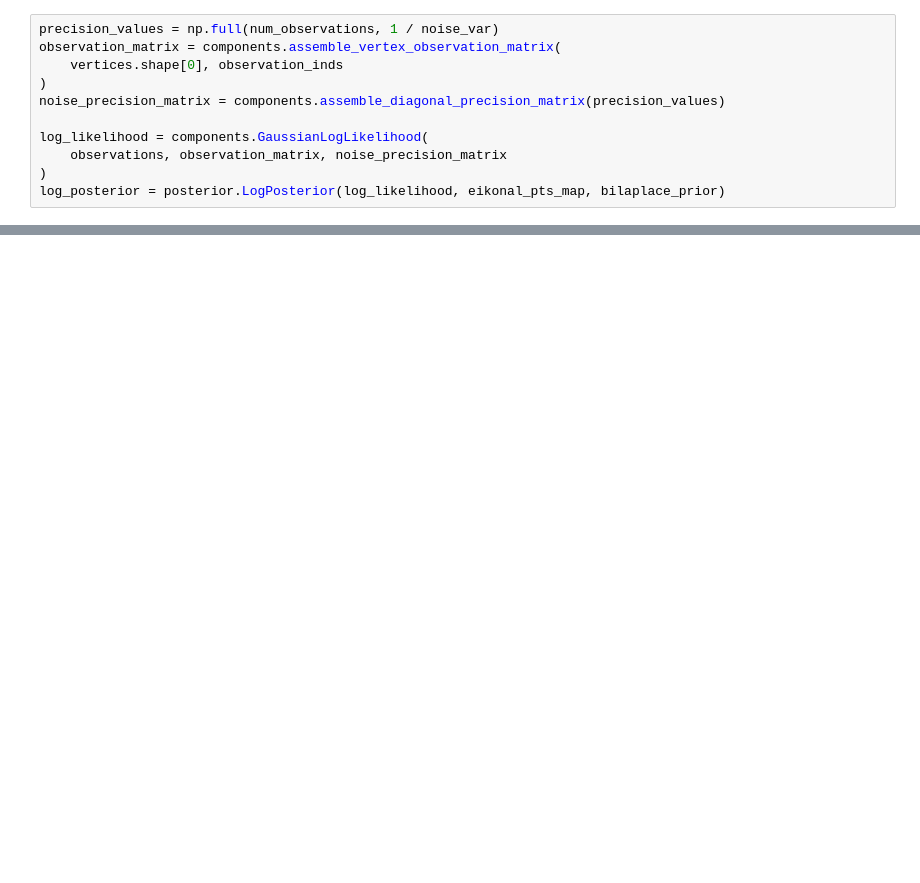
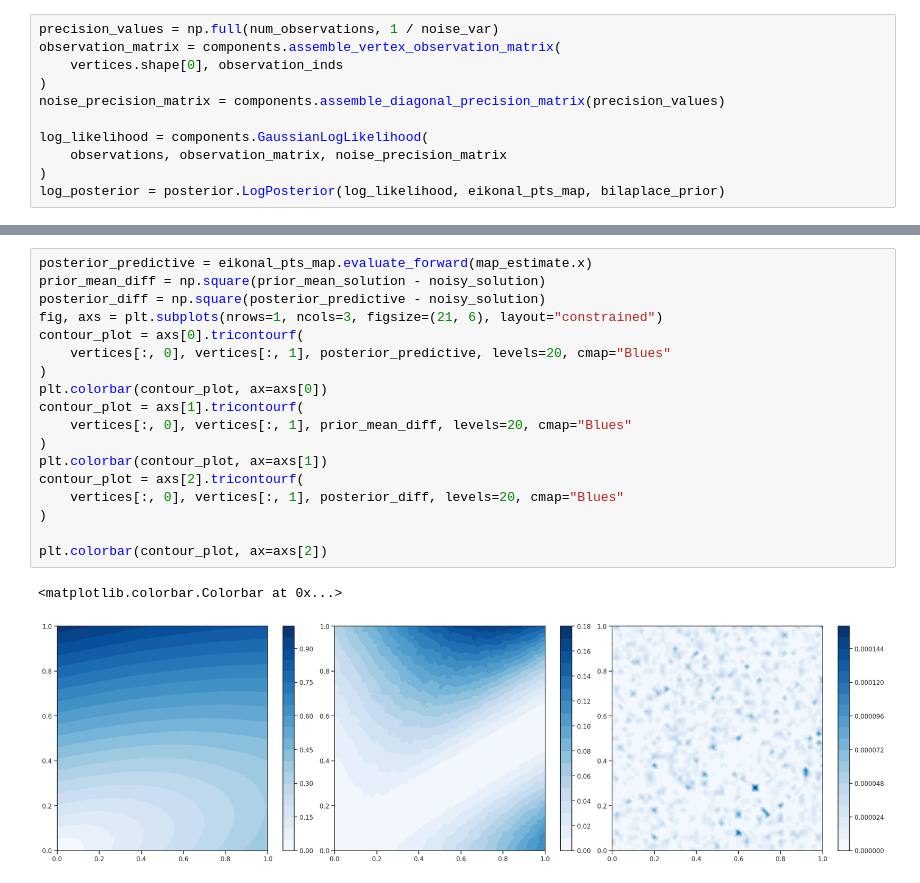
Before and after one commit to maximilian-kruse/Cardiac-Electrophysiology, a Jupyter notebook: notebooks/component_tests/inverse_uq_test.ipynb, the cells around one changed output, grey strips where cells are left out. Drawn from its saved outputs; the diff is of its cells as text; blank space fills up the shorter version.

```diff
--- a/notebooks/component_tests/inverse_uq_test.ipynb
+++ b/notebooks/component_tests/inverse_uq_test.ipynb
@@ -138,0 +224,21 @@ gradient = log_posterior.evaluate_gradient(ground_truth_parameter_vector)
+# %%
+posterior_predictive = eikonal_pts_map.evaluate_forward(map_estimate.x)
+prior_mean_diff = np.square(prior_mean_solution - noisy_solution)
+posterior_diff = np.square(posterior_predictive - noisy_solution)
+fig, axs = plt.subplots(nrows=1, ncols=3, figsize=(21, 6), layout="constrained")
+contour_plot = axs[0].tricontourf(
+    vertices[:, 0], vertices[:, 1], posterior_predictive, levels=20, cmap="Blues"
+)
+plt.colorbar(contour_plot, ax=axs[0])
+contour_plot = axs[1].tricontourf(
+    vertices[:, 0], vertices[:, 1], prior_mean_diff, levels=20, cmap="Blues"
+)
+plt.colorbar(contour_plot, ax=axs[1])
+contour_plot = axs[2].tricontourf(
+    vertices[:, 0], vertices[:, 1], posterior_diff, levels=20, cmap="Blues"
+)
+
+plt.colorbar(contour_plot, ax=axs[2])
+# %% [output]
+<matplotlib.colorbar.Colorbar at 0x...>
+[figure, added]
```
Also changed, not shown: parts of 8 cells of this notebook, 2 other files.
